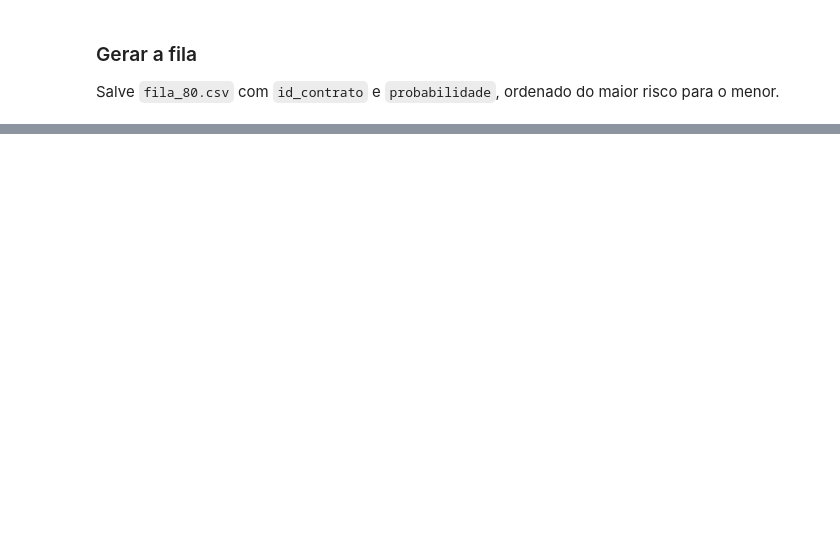
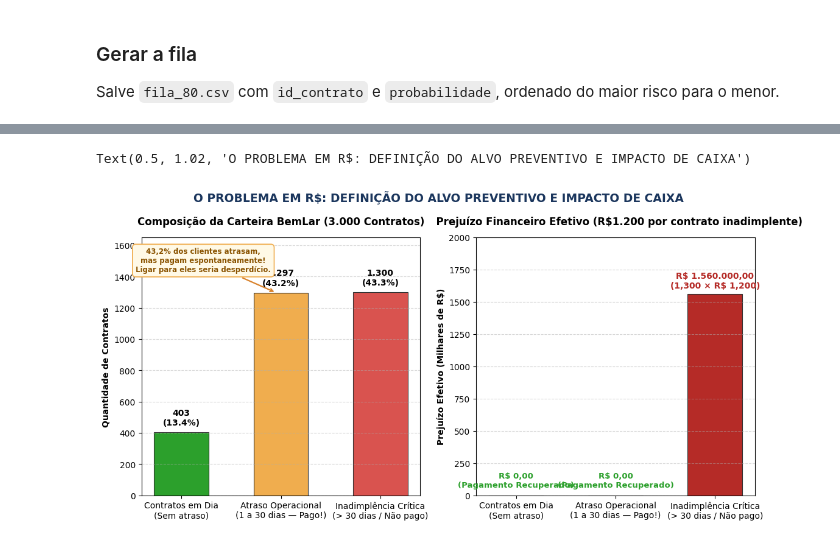
Before and after one commit to raicasale/bemlar, a Jupyter notebook: enunciado.ipynb, the cells around one changed output, grey strips where cells are left out. Saved outputs shown, nothing was run; the diff lists cells and outputs as text; code cells hidden in the pictures; blank space fills up the shorter version.

```diff
--- a/enunciado.ipynb
+++ b/enunciado.ipynb
@@ -825,0 +1549,63 @@ Faltam ainda dois arquivos que **não** são gerados aqui:
+# %%
+# ==============================================================================
+# GRÁFICO 1 (SLIDE 1): COMPOSIÇÃO DA CARTEIRA E PREJUÍZO REAL EM R$
+# ==============================================================================
+
+# Categorização dos contratos com base na parcela de referência
+n_em_dia = int((parcela_ref["atraso_dias"] <= 0).sum())
+n_curto = int(((parcela_ref["atraso_dias"] > 0) & (parcela_ref["atraso_dias"] <= 30)).sum())
+n_inad = int(parcela_ref["data_pagamento"].isna().sum() + (parcela_ref["atraso_dias"] > 30).sum())
+
+categorias = [
+    "Contratos em Dia\n(Sem atraso)",
+    "Atraso Operacional\n(1 a 30 dias — Pago!)",
+    "Inadimplência Crítica\n(> 30 dias / Não pago)"
+]
+volumes = [n_em_dia, n_curto, n_inad]
+prejuizos = [0.0, 0.0, n_inad * 1200.0]
+
+fig1, (ax1, ax2) = plt.subplots(1, 2, figsize=(13, 5.5), gridspec_kw={'width_ratios': [1, 1]})
+
+# 1. Subplot Esquerdo: Volume de Contratos na Carteira
+cores_status = ["#2ca02c", "#f0ad4e", "#d9534f"]
+bars1 = ax1.bar(categorias, volumes, color=cores_status, width=0.55, edgecolor="#333333", linewidth=0.8)
+ax1.set_title("Composição da Carteira BemLar (3.000 Contratos)", fontsize=12, fontweight="bold", pad=15)
+ax1.set_ylabel("Quantidade de Contratos", fontsize=10, fontweight="bold")
+ax1.set_ylim(0, 1650)
+ax1.grid(axis='y', linestyle='--', alpha=0.5)
+
+for bar, q in zip(bars1, volumes):
+    h = bar.get_height()
+    pct = (q / 3000) * 100
+    ax1.text(bar.get_x() + bar.get_width()/2, h + 35, f"{q:,}\n({pct:.1f}%)".replace(",", "."),
+             ha='center', va='bottom', fontsize=10, fontweight='bold')
+
+# Anotação explicativa sobre atraso operacional
+ax1.annotate("43,2% dos clientes atrasam,\nmas pagam espontaneamente!\nLigar para eles seria desperdício.",
+             xy=(0.95, n_curto), xytext=(0.22, 1430),
+             arrowprops=dict(arrowstyle="->", color="#d9822b", lw=1.6),
+             bbox=dict(boxstyle="round,pad=0.45", fc="#fff9e6", ec="#f0ad4e", lw=1.2),
+             fontsize=8.5, fontweight="bold", color="#8a5300", ha="center")
+
+# 2. Subplot Direito: Impacto Financeiro Efetivo (R$)
+cores_perda = ["#2ca02c", "#f0ad4e", "#b52b27"]
+bars2 = ax2.bar(categorias, [p / 1000.0 for p in prejuizos], color=cores_perda, width=0.55, edgecolor="#333333", linewidth=0.8)
+ax2.set_title("  Prejuízo Financeiro Efetivo (R$1.200 por contrato inadimplente)", fontsize=12, fontweight="bold", pad=15)
+ax2.set_ylabel("Prejuízo Efetivo (Milhares de R$)", fontsize=10, fontweight="bold")
+ax2.set_ylim(0, 2000)
+ax2.grid(axis='y', linestyle='--', alpha=0.5)
+
+for bar, p in zip(bars2, prejuizos):
+    h = bar.get_height()
+    if p > 0:
+        ax2.text(bar.get_x() + bar.get_width()/2, h + 35, f"R$ {p:,.2f}\n(1.300 × R$ 1.200)".replace(",", "X").replace(".", ",").replace("X", "."),
+                 ha='center', va='bottom', fontsize=10, fontweight='bold', color="#b52b27")
+    else:
+        ax2.text(bar.get_x() + bar.get_width()/2, 50, "R$ 0,00\n(Pagamento Recuperado)",
+                 ha='center', va='bottom', fontsize=9.5, fontweight='bold', color="#2ca02c")
+
+fig1.suptitle("O PROBLEMA EM R$: DEFINIÇÃO DO ALVO PREVENTIVO E IMPACTO DE CAIXA",
+              fontsize=13.5, fontweight="bold", y=1.02, color="#1b365d")
+# %% [output]
+Text(0.5, 1.02, 'O PROBLEMA EM R$: DEFINIÇÃO DO ALVO PREVENTIVO E IMPACTO DE CAIXA')
+[figure, added]
```
Also changed, not shown: parts of 41 cells of this notebook, 2 other files.
